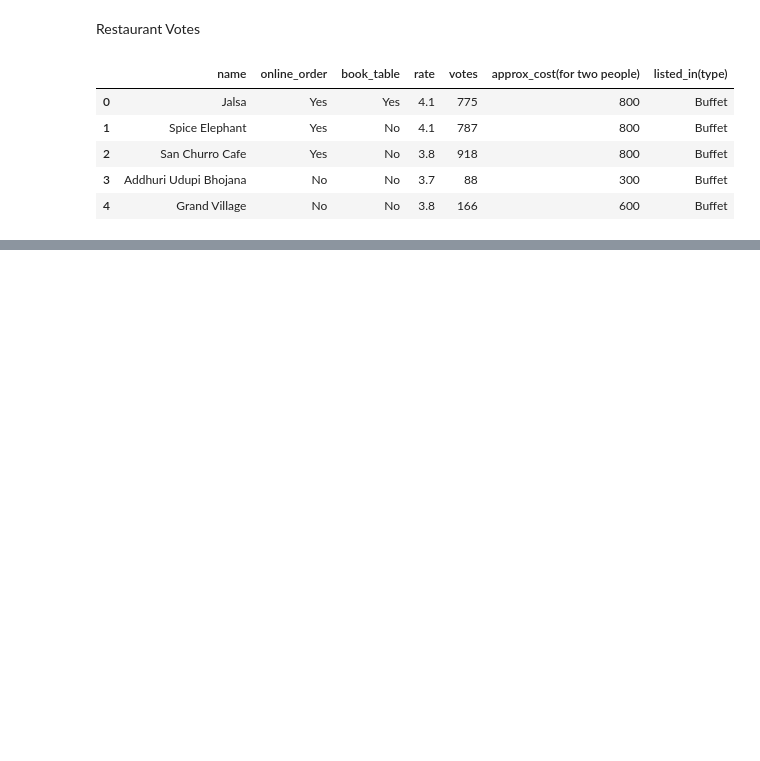
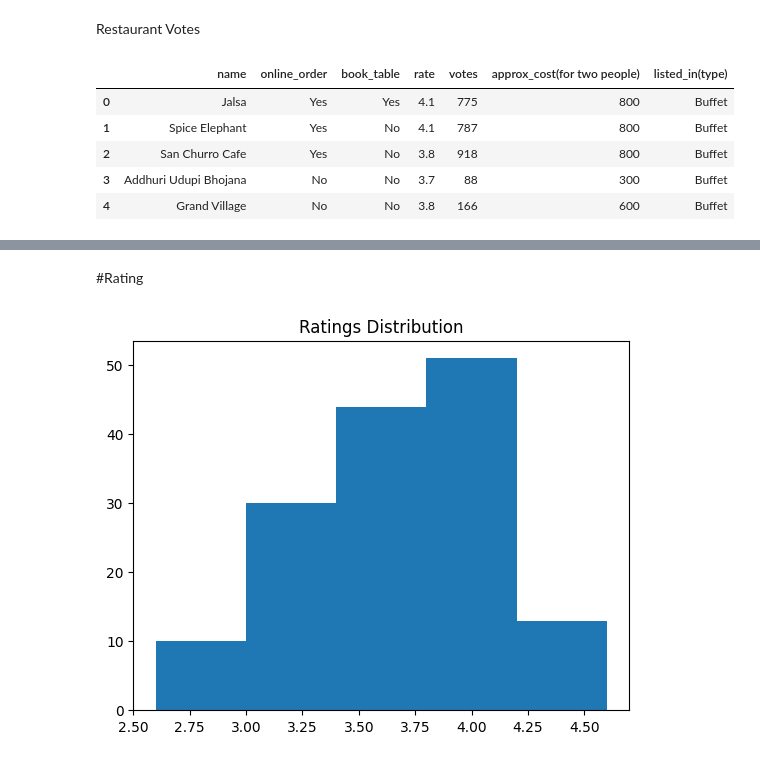
Before and after one commit to hardik18-hk19/zomato_ds, a Jupyter notebook: Zomato.ipynb, the cells around one changed output, grey strips where cells are left out. Drawn from its saved outputs; the diff is of its cells as text; code cells hidden in the pictures; blank space fills up the shorter version.

```diff
--- a/Zomato.ipynb
+++ b/Zomato.ipynb
@@ -114,0 +112,8 @@ memory usage: 64.0+ bytes
+# %% [markdown]
+#Rating
+# %%
+plt.hist(df['rate'],bins=5)
+plt.title("Ratings Distribution")
+plt.show()
+# %% [output]
+[figure, added]
```
Also changed, not shown: parts of 1 cell of this notebook.
